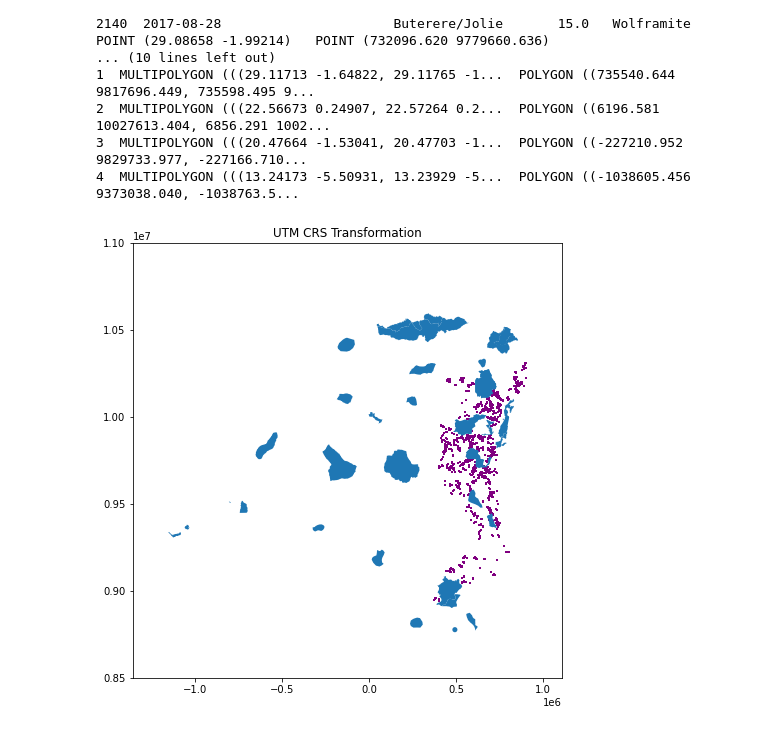
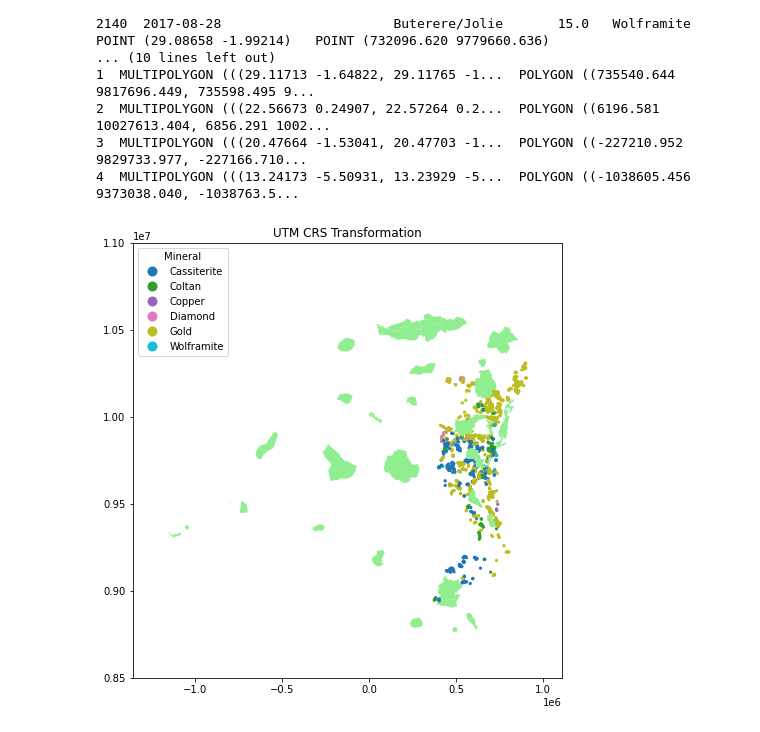
Before and after one commit to jbelloRepo/Mining_sites-GIS-CaseStudy, a Jupyter notebook: GIS-case-study.ipynb, the cells around one changed output. Saved outputs shown, nothing was run; the diff lists cells and outputs as text; code cells hidden in the pictures.

```diff
--- a/GIS-case-study.ipynb
+++ b/GIS-case-study.ipynb
@@ -279,30 +284,31 @@ Transformed Mining Site Dataset:
 # %%
 #Visualize the transformations
 
 # Define the desired x-axis and y-axis ranges
 ymin = 8500000  # Replace with the minimum y-coordinate value
 ymax = 11000000  # Replace with the maximum y-coordinate value
 
 # Create a larger figure with specified size
 fig, ax = plt.subplots(figsize=(12, 8))
 
-# Plot mining sites with markers and custom color
-mining_sites_utm.plot(ax=ax, color='purple', marker='+', markersize=5)
+# Plot mining sites with markers and custom color, symbolized by mineral (excluding blue)
+mining_sites_utm.plot(ax=ax, column='mineral', markersize=5, legend=True, legend_kwds={'loc': 'upper left', 'title': 'Mineral'})
 
-# Plot national parks
-national_parks_utm.plot(ax=ax)
+
+# Plot national parks with light green color
+national_parks_utm.plot(ax=ax, color='lightgreen')
 
 # Set the x-axis and y-axis limits to zoom in on the top-right region
 # ax.set_xlim([xmin, xmax])  # Specify the desired x-axis limits
 ax.set_ylim([ymin, ymax])  # Specify the desired y-axis limits
 
 # Add some margins around the plot
 ax.margins(0.1)
 
 # Add a title to the plot
 ax.set_title("UTM CRS Transformation")
 
 # Display the plot
 plt.show()
 # %% [output]
-[figure, old version]
+[figure, new version]
```
Also changed, not shown: parts of 4 cells of this notebook.
